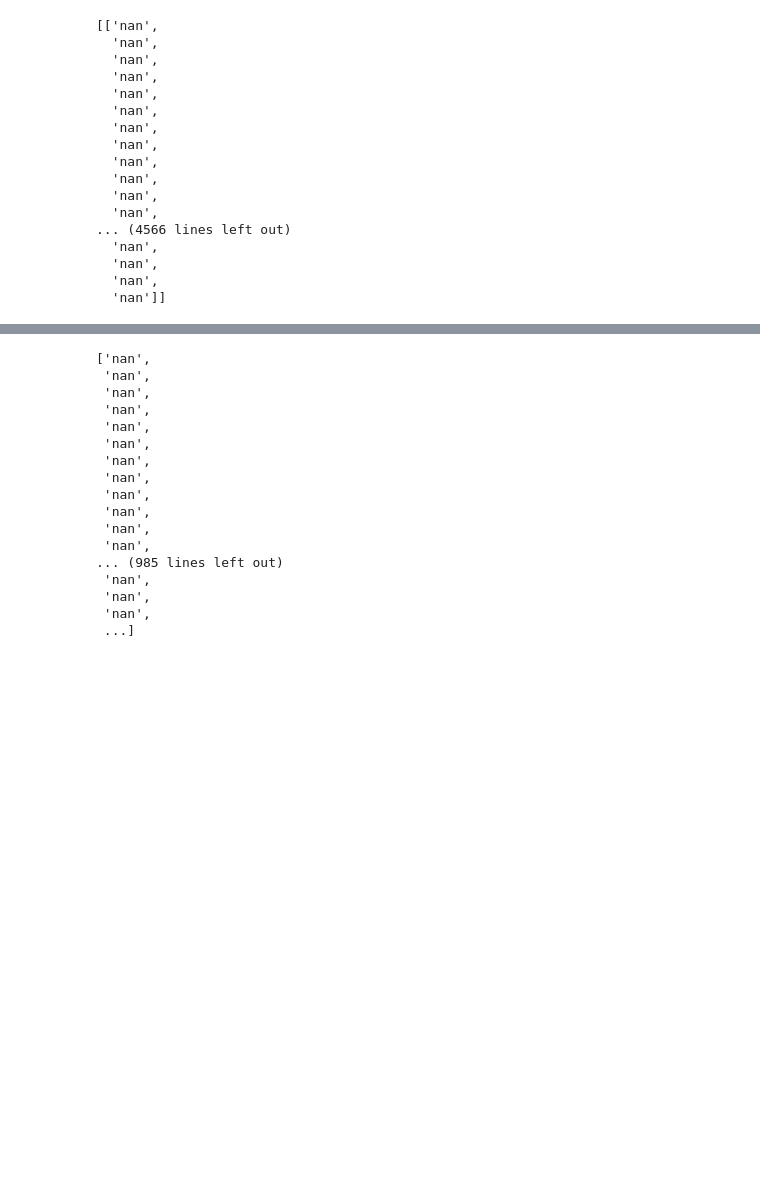
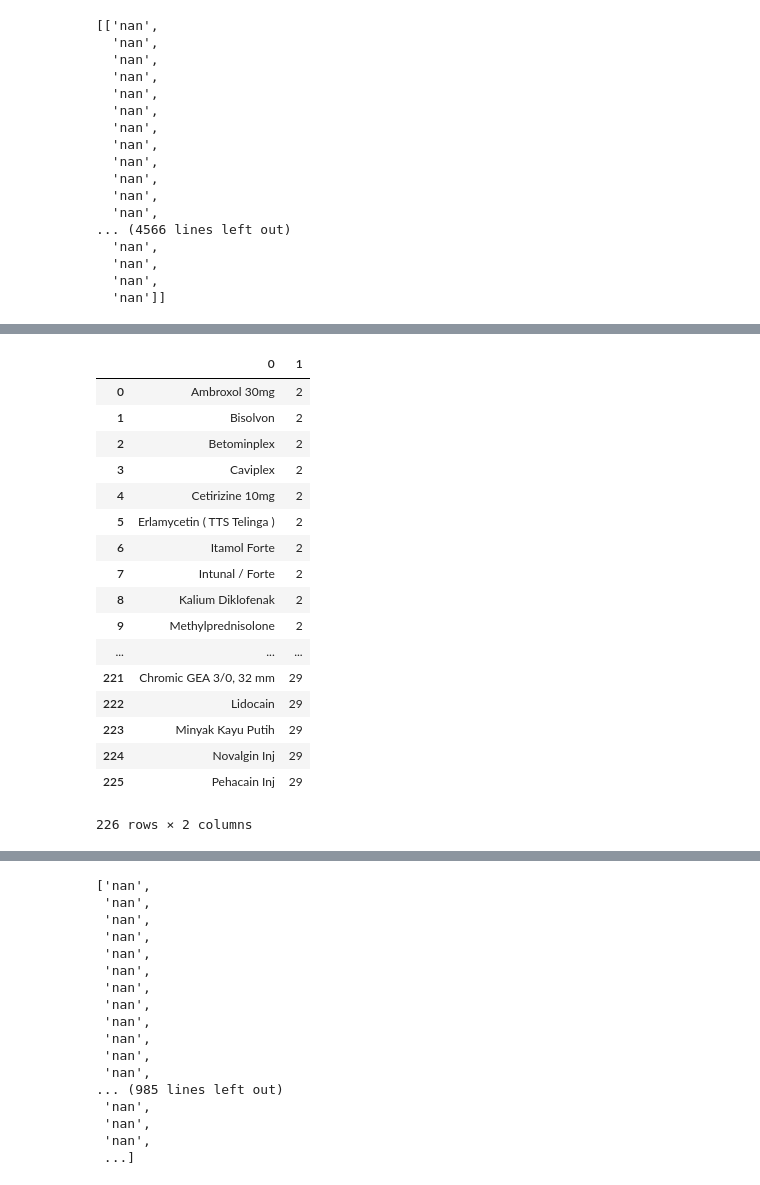
Before and after one commit to tami9/research, a Jupyter notebook: docs/Thats Try.ipynb, the cells around one changed output, grey strips where cells are left out. Saved outputs shown, nothing was run; the diff lists cells and outputs as text; code cells hidden in the pictures; blank space fills up the shorter version.

```diff
--- a/docs/Thats Try.ipynb
+++ b/docs/Thats Try.ipynb
@@ -184,0 +233,22 @@ transaction
+# %%
+ww = pd.DataFrame(what)
+ww
+# %% [output]
+|  | 0 | 1 |
+| 0 | Ambroxol 30mg | 2 |
+| 1 | Bisolvon | 2 |
+| 2 | Betominplex | 2 |
+| 3 | Caviplex | 2 |
+| 4 | Cetirizine 10mg | 2 |
+| 5 | Erlamycetin ( TTS Telinga ) | 2 |
+| 6 | Itamol Forte | 2 |
+| 7 | Intunal / Forte | 2 |
+| 8 | Kalium Diklofenak | 2 |
+| 9 | Methylprednisolone | 2 |
+| ... | ... | ... |
+| 221 | Chromic GEA 3/0, 32 mm | 29 |
+| 222 | Lidocain | 29 |
+| 223 | Minyak Kayu Putih | 29 |
+| 224 | Novalgin Inj | 29 |
+| 225 | Pehacain Inj | 29 |
+226 rows × 2 columns
```
Also changed, not shown: parts of 17 cells of this notebook.
